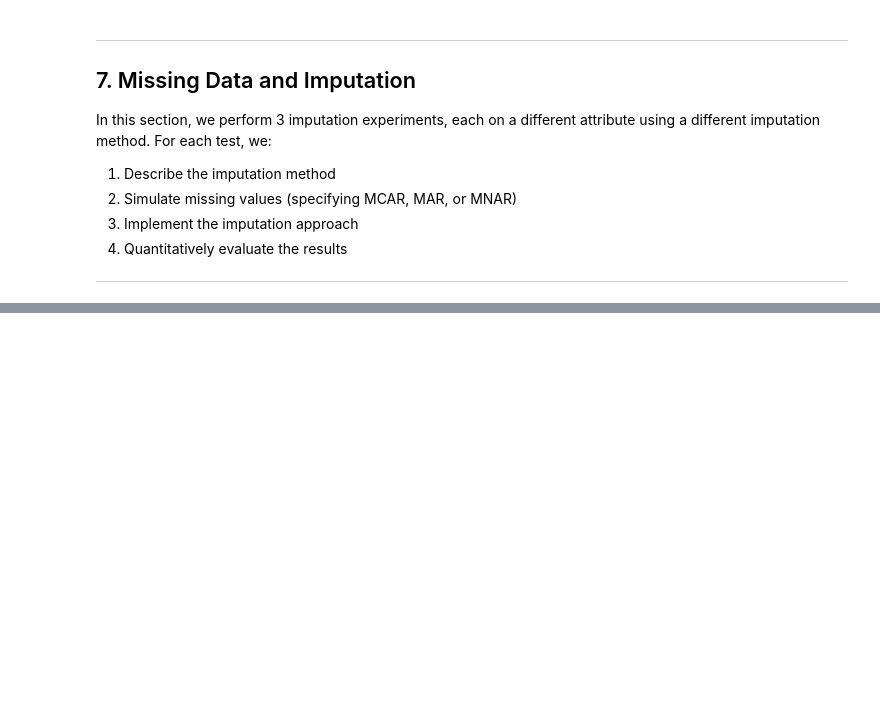
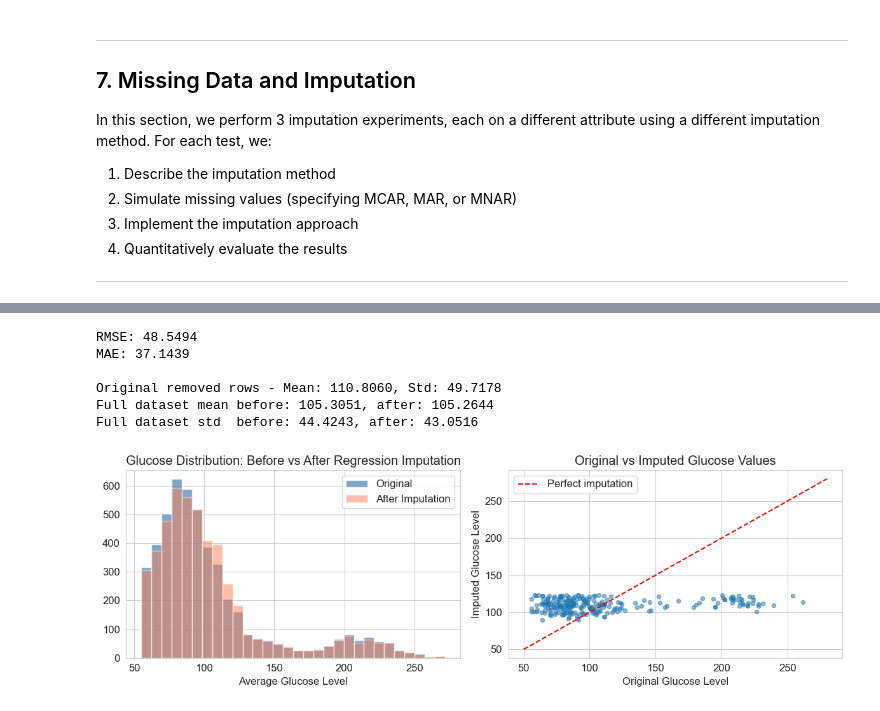
Before and after one commit to peter-bf/CSI4142, a Jupyter notebook: A2/CSI4142_A2_300295193_300286634.ipynb, the cells around one changed output, grey strips where cells are left out. Drawn from its saved outputs; the diff is of its cells as text; code cells hidden in the pictures; blank space fills up the shorter version.

```diff
--- a/A2/CSI4142_A2_300295193_300286634.ipynb
+++ b/A2/CSI4142_A2_300295193_300286634.ipynb
@@ -383,0 +1059,37 @@ TODO - Evaluate imputation quality using metrics.
+# %%
+imputed_glucose = df2.loc[remove_idx_2, 'avg_glucose_level']
+rmse_2 = np.sqrt(np.mean((original_glucose.values - imputed_glucose.values)**2))
+mae_2 = np.mean(np.abs(original_glucose.values - imputed_glucose.values))
+
+print(f"RMSE: {rmse_2:.4f}")
+print(f"MAE: {mae_2:.4f}")
+print(f"\nOriginal removed rows - Mean: {original_glucose.mean():.4f}, Std: {original_glucose.std():.4f}")
+print(f"Full dataset mean before: {df2_original['avg_glucose_level'].mean():.4f}, after: {df2['avg_glucose_level'].mean():.4f}")
+print(f"Full dataset std  before: {df2_original['avg_glucose_level'].std():.4f}, after: {df2['avg_glucose_level'].std():.4f}")
+
+# Distribution comparison plot
+fig, axes = plt.subplots(1, 2, figsize=(12, 4))
+axes[0].hist(df2_original['avg_glucose_level'], bins=30, alpha=0.7, label='Original', color='steelblue')
+axes[0].hist(df2['avg_glucose_level'], bins=30, alpha=0.5, label='After Imputation', color='coral')
+axes[0].set_title('Glucose Distribution: Before vs After Regression Imputation')
+axes[0].set_xlabel('Average Glucose Level')
+axes[0].legend()
+
+axes[1].scatter(original_glucose.values, imputed_glucose.values, alpha=0.5, s=20)
+axes[1].plot([50, 280], [50, 280], 'r--', label='Perfect imputation')
+axes[1].set_xlabel('Original Glucose Level')
+axes[1].set_ylabel('Imputed Glucose Level')
+axes[1].set_title('Original vs Imputed Glucose Values')
+axes[1].legend()
+plt.tight_layout()
+plt.show()
+
+df2 = df2_original.copy()
+# %% [output]
+RMSE: 48.5494
+MAE: 37.1439
+
+Original removed rows - Mean: 110.8060, Std: 49.7178
+Full dataset mean before: 105.3051, after: 105.2644
+Full dataset std  before: 44.4243, after: 43.0516
+[figure, added]
```
Also changed, not shown: parts of 115 cells of this notebook, 1 other file.
